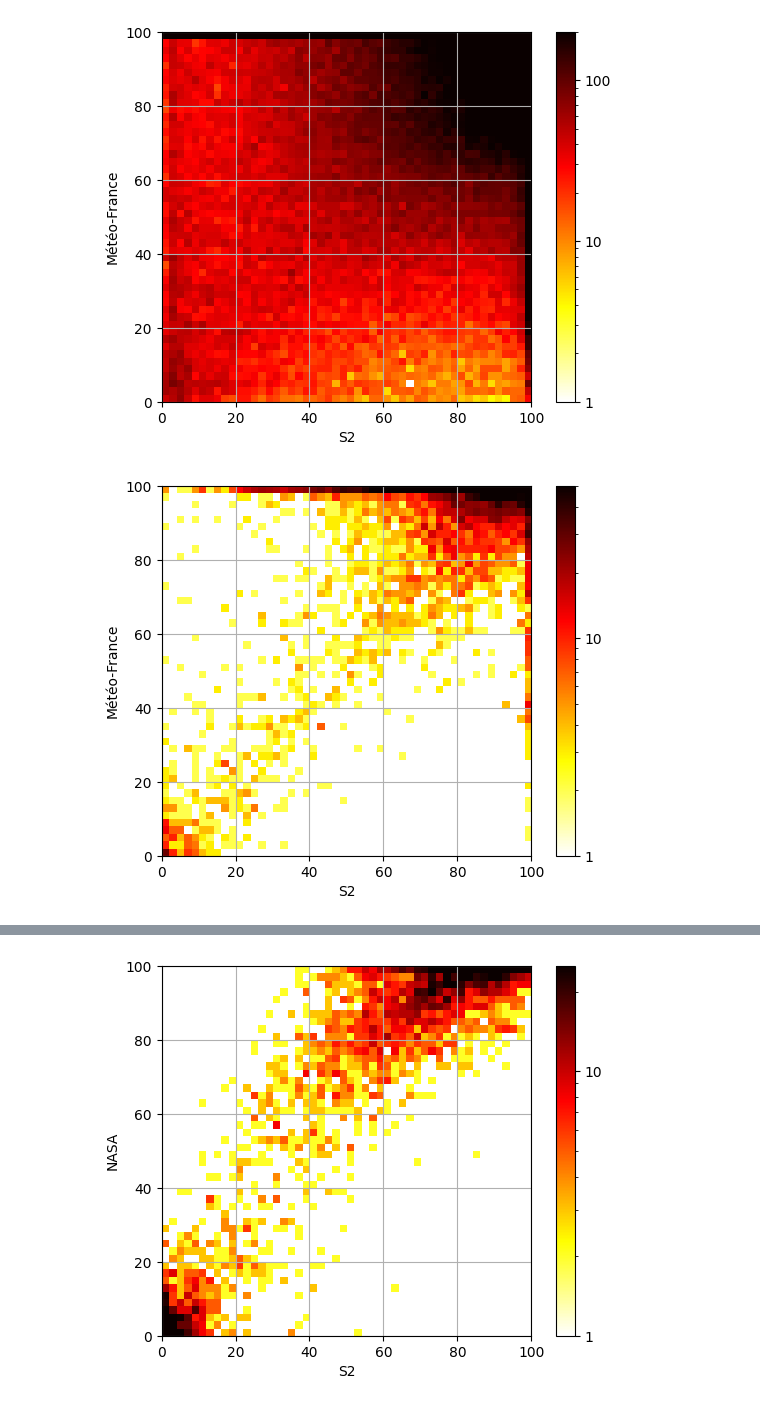
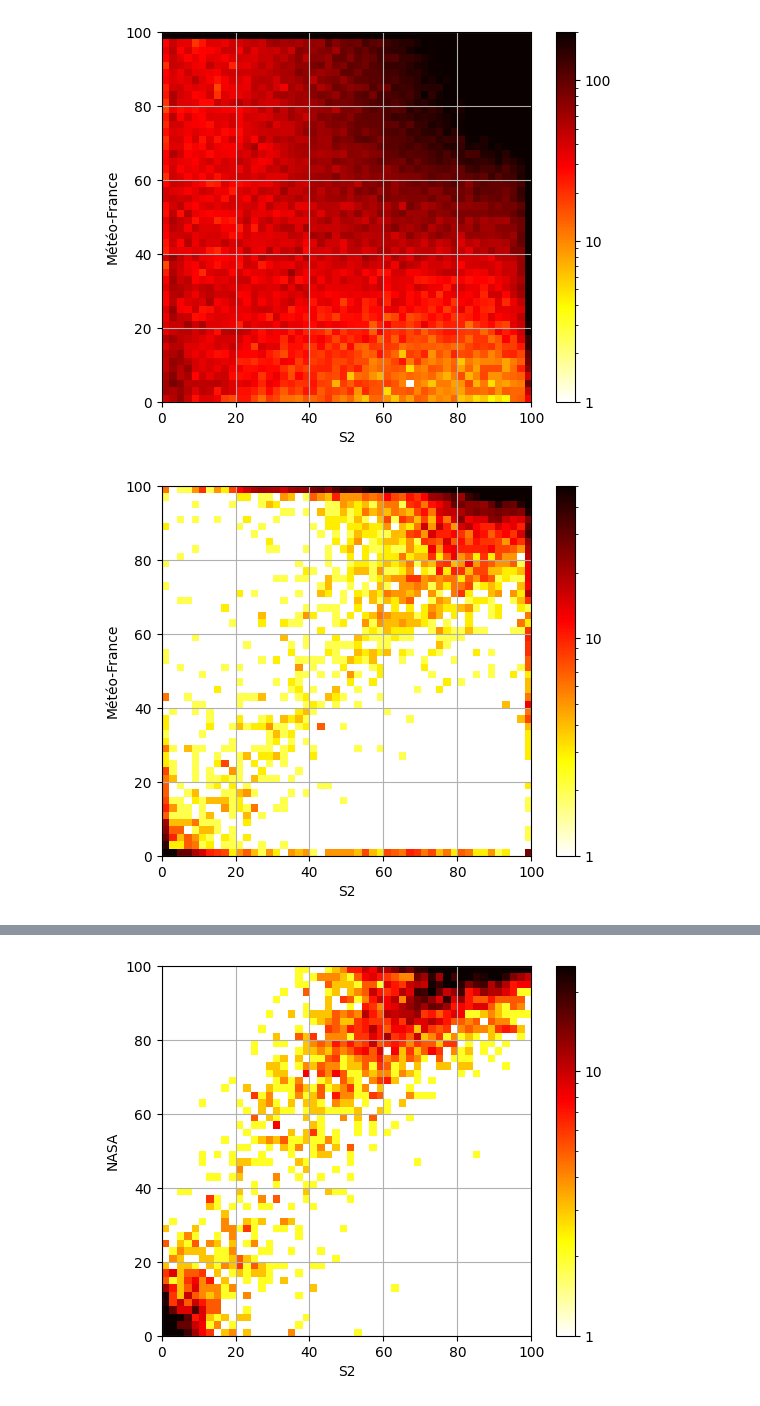
Before and after one commit to nicolaimpe/viirsnow, a Jupyter notebook: notebooks/scatter_plot.ipynb, the cells around one changed output, grey strips where cells are left out. Cells and saved outputs as stored; diff of their text form; code cells hidden in the pictures.

```diff
--- a/notebooks/scatter_plot.ipynb
+++ b/notebooks/scatter_plot.ipynb
@@ -166,32 +167,32 @@ ax.grid(True)
 # %%
 import matplotlib.pyplot as plt
 import numpy as np
 
 import matplotlib.cm as cm
 
 
 mf = meteofrance_time_series.data_vars['snow_cover'].sel(time=common_days)
 s2 = s2_time_series.data_vars['snow_cover'].sel(time=common_days)
 mf_mask = mf<=200
 s2_mask = s2<=100
 union_mask = mf_mask & s2_mask
 
 mf = mf.where(union_mask)*0.5
 s2 = s2.where(union_mask)
 
 mf = mf.astype(np.float32).coarsen(y=4,x=4, boundary='trim').mean(skipna=False)
 s2 = s2.astype(np.float32).coarsen(y=4,x=4, boundary='trim').mean(skipna=False)
 
 fig, ax = plt.subplots()
 
-img, extent = myplot(s2.where(s2>0), mf.where(mf>0), 0, bins=50)
+img, extent = myplot(s2, mf, 0, bins=50)
 pos = ax.imshow(img, extent=list(extent), origin='lower',cmap=colorsmap,norm=colors.LogNorm(vmin=1, vmax=50))
 fig.colorbar(pos, ax=ax, format=formatter)
 ax.set_xlabel('S2')
 ax.set_ylabel('Météo-France')
 ax.grid(True)
 # %% [output]
-[figure, old version]
+[figure, new version]
 # %%
 import matplotlib.pyplot as plt
 import numpy as np
```
Also changed, not shown: parts of 3 cells of this notebook, 7 other files.
